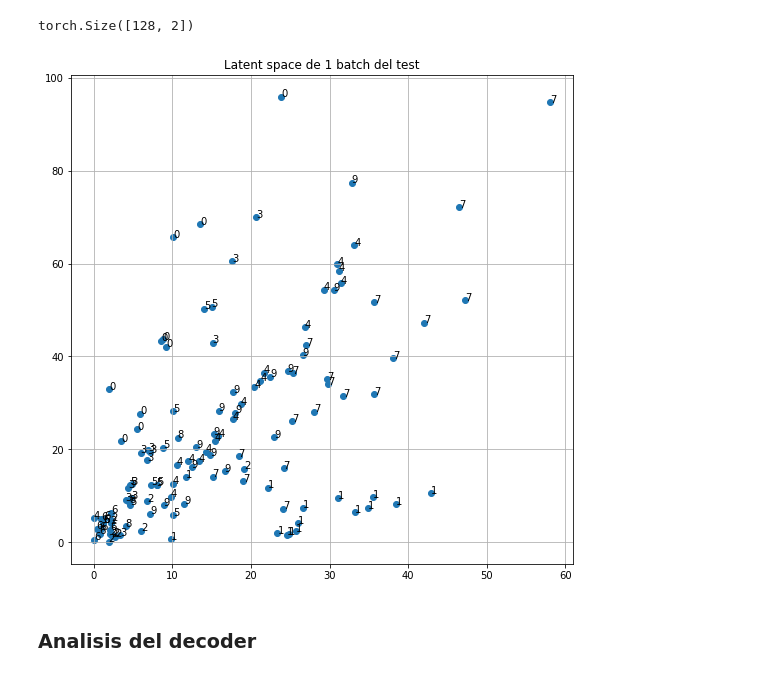
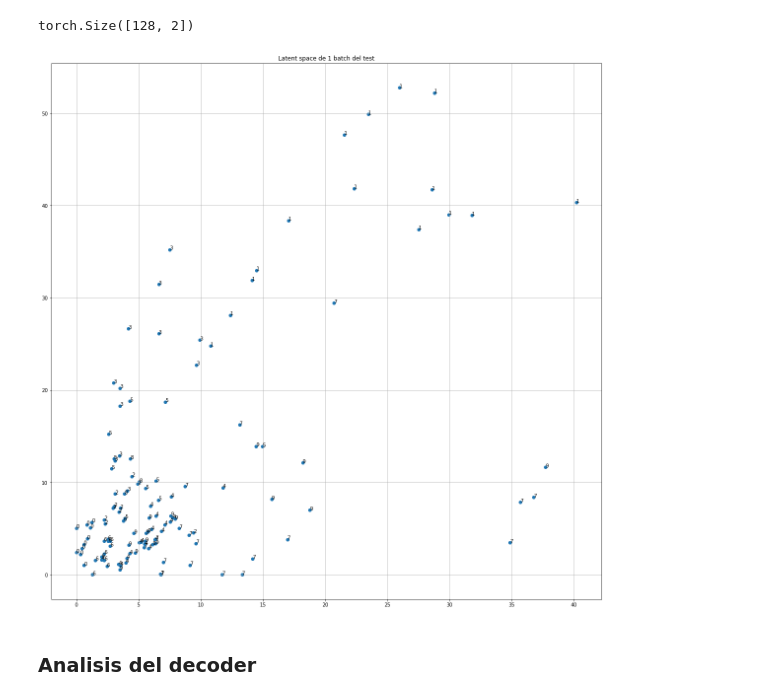
Before and after one commit to freddy120/deep_learning_ceia_2022, a Jupyter notebook: TP6_clase7/Autoencoder_TP.ipynb, the cells around one changed output. Drawn from its saved outputs; the diff is of its cells as text; code cells hidden in the pictures.

```diff
--- a/TP6_clase7/Autoencoder_TP.ipynb
+++ b/TP6_clase7/Autoencoder_TP.ipynb
@@ -68,7 +68,7 @@ Mounted at /content/drive
 #direccion = '/content/drive/My Drive/CIA_marcos/deep_learning/clase_7/autoencoder'
 # %%
 # esta ruta es el colab mismo.. al cerrar la sesion se pierden los archivos
-direccion = '/content'
+direccion = '/content/drive/My Drive'
 # %% [markdown]
 ### SIMPLE AUTOENCODER
 # %%
@@ -154,7 +154,7 @@ if __name__ == '__main__':
     LEARNING_RATE = 1e-3
     WEIGHT_DECAY = 1e-5
     LOG_INTERVAL = 100
-    TRAIN_SCRATCH = False        # whether to train a model from scratch          <-------------- ENTRENAR O USAR YA ENTRENADO
+    TRAIN_SCRATCH = True        # whether to train a model from scratch          <-------------- ENTRENAR O USAR YA ENTRENADO
     BEST_VAL = float('inf')     # record the best val loss
 
     train_loader, test_loader = load_mnist(BATCH_SIZE)
@@ -316,17 +328,17 @@ latent.shape
 torch.Size([128, 2])
 # %%
 # ploteamos los resultados
-fig, ax = plt.subplots(figsize=(9, 9))
+fig, ax = plt.subplots(figsize=(20, 20))
 plt.scatter(latent[:,0].data, latent[:,1].data)
 # Etiquetamos cada punto para mayor claridad
 texts = [ax.text(latent[i,0], latent[i,1], txt.item()) for i,
       txt in enumerate(label)]
 
 plt.title('Latent space de 1 batch del test')
 plt.grid()
 plt.show()
 # %% [output]
-[figure, old version]
+[figure, new version]
 # %% [markdown]
 ### Analisis del decoder
 # %% [markdown]
```
Also changed, not shown: parts of 13 cells of this notebook.
